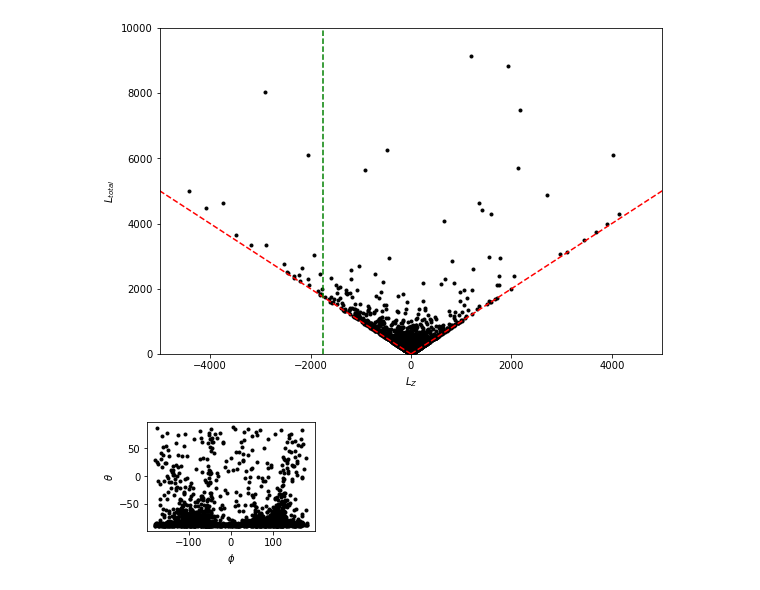
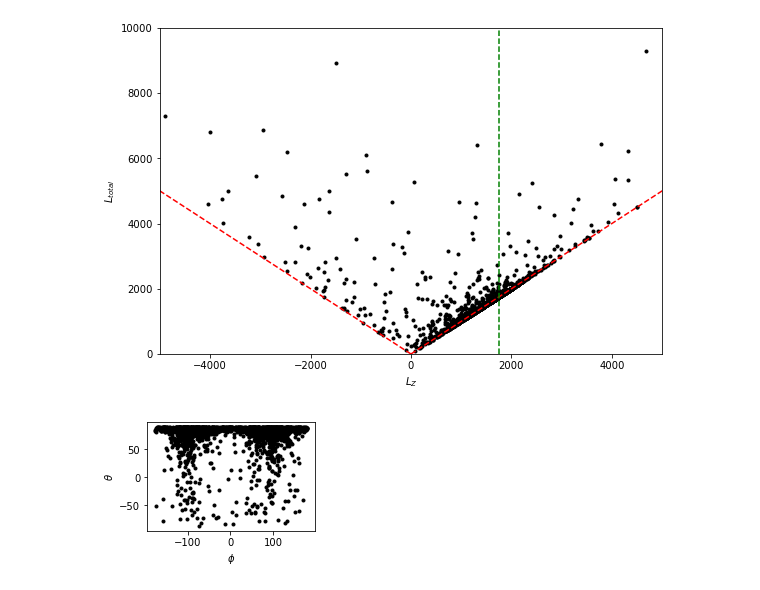
Before and after one commit to ht1an/oc_structure, a Jupyter notebook: trace_disc_by_oc.ipynb, the cells around one changed output. Cells and saved outputs as stored; diff of their text form; code cells hidden in the pictures.

```diff
--- a/trace_disc_by_oc.ipynb
+++ b/trace_disc_by_oc.ipynb
@@ -53,11 +57,11 @@ xs,ys,zs = CC.sph2xyz(90-gb,gl,dist/1000,Degree=True)
 indv0 = (rv!=0.0) & (pmra!=0.0) & (pmdec!=0.0)
 # VA = gub.vrpmllpmbb_to_vxvyvz(rv[indv0],pmll[indv0],pmbb[indv0],gl[indv0],gb[indv0],dist[indv0]/1000,degree=True)
 VA = gub.vrpmllpmbb_to_vxvyvz(rv,pmll,pmbb,gl,gb,dist/1000,degree=True)
-xg = xs-8
+xg = xs+8
 yg = ys
 zg = zs
 vxg = VA[:,0]+VX_S
-vyg = VA[:,1]+VY_S+240
+vyg = VA[:,1]+VY_S+220
 vzg = VA[:,2]+VZ_S
 vzc = vzg
 vac = vxg*np.sin(-1*gl)-vyg*np.cos(-1*gl)
@@ -137,16 +167,16 @@ for i in range(3,4):
 # %%
 fig = plt.figure(figsize=(9,6))
 plt.plot(LA[:,2],LT,'k.')
 # plt.plot(LA[:,0],LXY,'k.')
 plt.plot([0,15000],[0,15000],'r--')
 plt.plot([0,-15000],[0,15000],'r--')
-plt.plot([-8*220,-220*8],[0,100000],'g--')
+plt.plot([8*220,220*8],[0,100000],'g--')
 plt.axis([-5000,5000,0,10000])
 plt.xlabel("$L_Z$",fontsize=10)
 plt.ylabel("$L_{total}$")
 plt.savefig(ppath+'LZ_LT.eps')
 # %% [output]
-[figure, old version]
+[figure, new version]
 # %%
 rA,thetaA,phiA = CC.xyz2sph(LA[:,0],LA[:,1],LA[:,2])
 fig = plt.figure(figsize=(3,2))
@@ -155,5 +185,5 @@ plt.ylabel('$\\theta$',fontsize=10)
 plt.xlabel('$\\phi$',fontsize=10)
 plt.savefig(ppath+"angle_AM.eps")
 # %% [output]
-[figure, old version]
+[figure, new version]
 # %%
```
Also changed, not shown: parts of 7 cells of this notebook.
